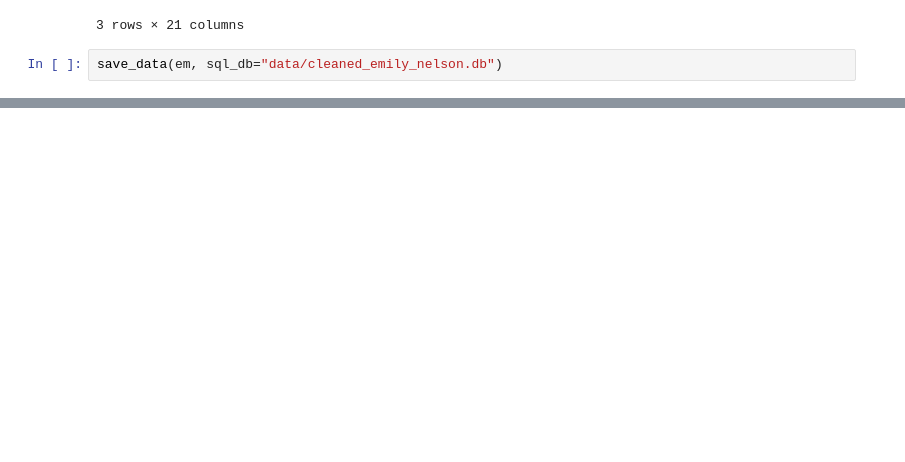
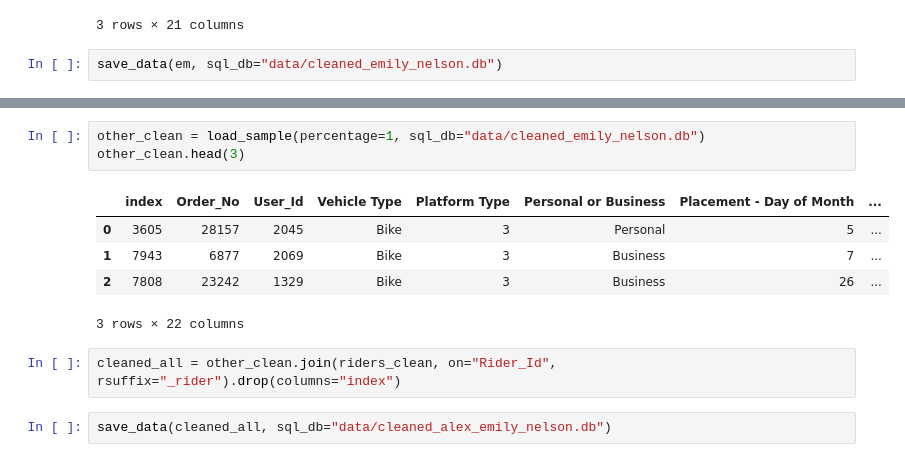
Before and after one commit to nelson-lojo/motor-bi-X, a Jupyter notebook: notebook-nelson.ipynb, the cells around one changed output, grey strips where cells are left out. Drawn from its saved outputs; the diff is of its cells as text; blank space fills up the shorter version.

Commit message:
pushing code for join

```diff
--- a/notebook-nelson.ipynb
+++ b/notebook-nelson.ipynb
@@ -110,0 +164,13 @@ save_data(em, sql_db="data/cleaned_emily_nelson.db")
+# %%
+other_clean = load_sample(percentage=1, sql_db="data/cleaned_emily_nelson.db")
+other_clean.head(3)
+# %% [output]
+|  | index | Order_No | User_Id | Vehicle Type | Platform Type | Personal or Business | Placement - Day of Month | ... |
+| 0 | 3605 | 28157 | 2045 | Bike | 3 | Personal | 5 | ... |
+| 1 | 7943 | 6877 | 2069 | Bike | 3 | Business | 7 | ... |
+| 2 | 7808 | 23242 | 1329 | Bike | 3 | Business | 26 | ... |
+3 rows × 22 columns
+# %%
+cleaned_all = other_clean.join(riders_clean, on="Rider_Id", rsuffix="_rider").drop(columns="index")
+# %%
+save_data(cleaned_all, sql_db="data/cleaned_alex_emily_nelson.db")
```
Also changed, not shown: parts of 10 cells of this notebook.
